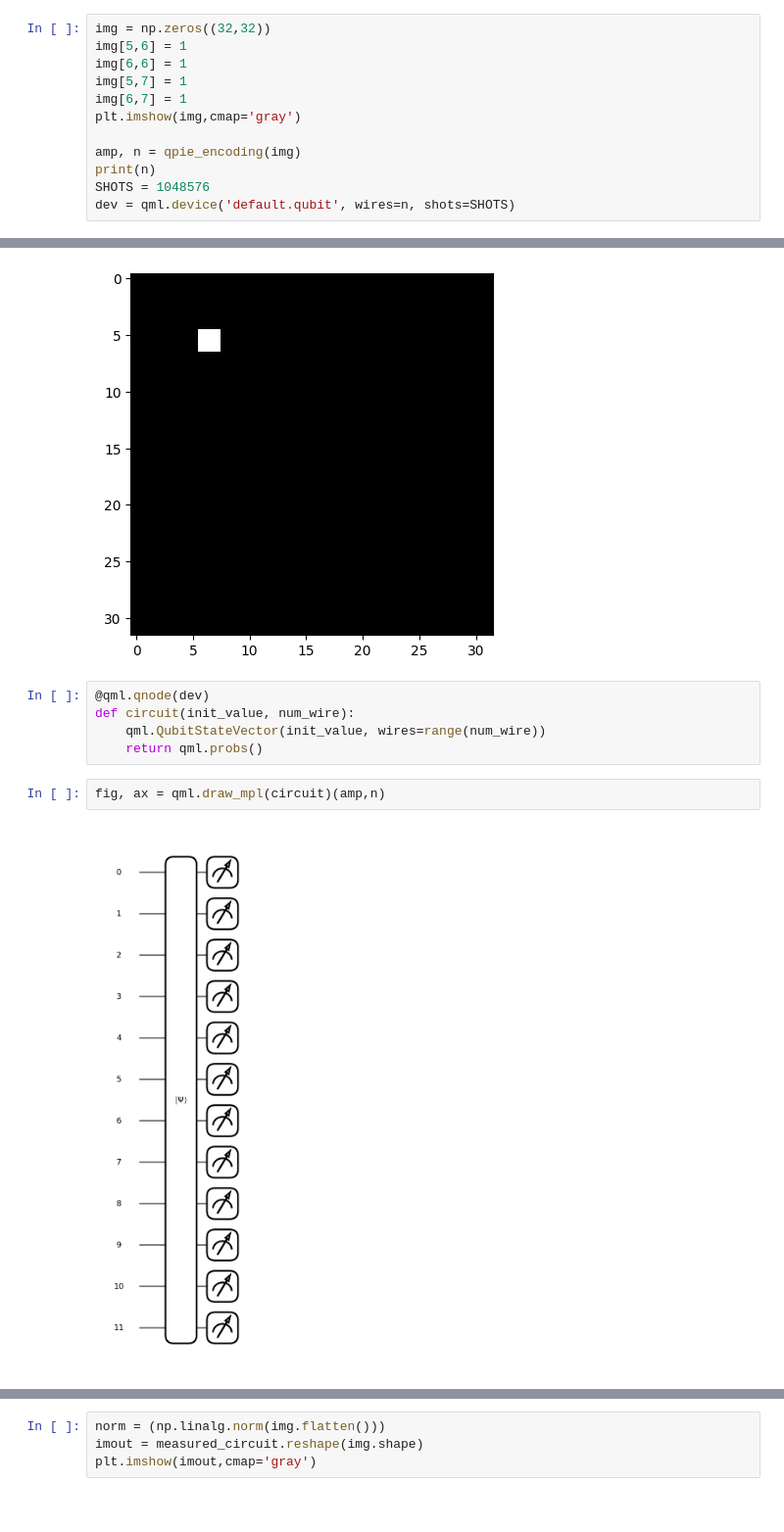
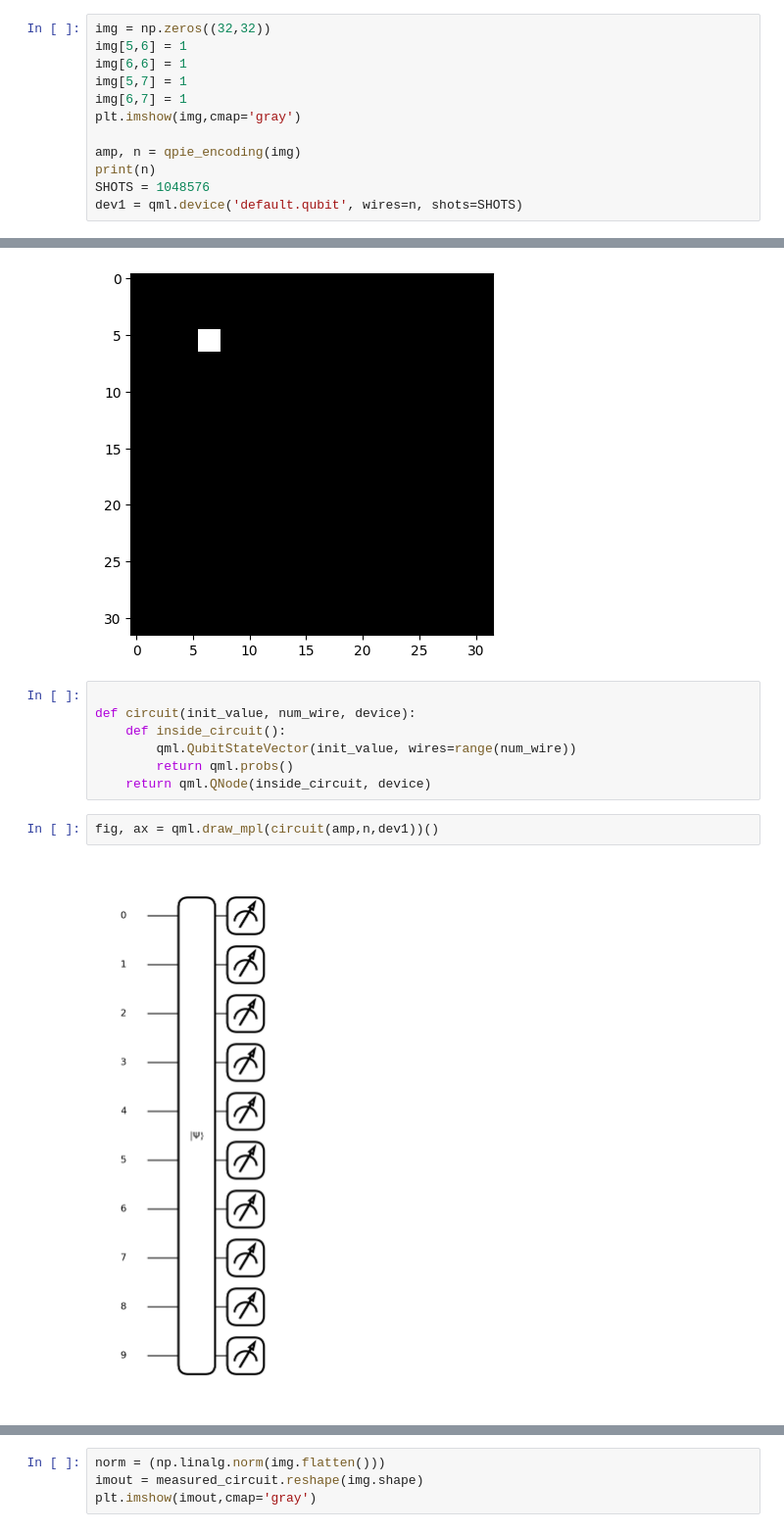
Before and after one commit to Kuift/QuantumAstronomy, a Jupyter notebook: QPIE_Pennylane.ipynb, the cells around one changed output, grey strips where cells are left out. Shown at 98% size. Cells and saved outputs as stored; diff of their text form; blank space fills up the shorter version.

```diff
--- a/QPIE_Pennylane.ipynb
+++ b/QPIE_Pennylane.ipynb
@@ -25,17 +25,19 @@ plt.imshow(img,cmap='gray')
 amp, n = qpie_encoding(img)
 print(n)
 SHOTS = 1048576
-dev = qml.device('default.qubit', wires=n, shots=SHOTS)
+dev1 = qml.device('default.qubit', wires=n, shots=SHOTS)
 # %% [output]
 10
 [figure]
 # %%
-@qml.qnode(dev)
-def circuit(init_value, num_wire):
-    qml.QubitStateVector(init_value, wires=range(num_wire))
-    return qml.probs()
+
+def circuit(init_value, num_wire, device):
+    def inside_circuit():
+        qml.QubitStateVector(init_value, wires=range(num_wire))
+        return qml.probs()
+    return qml.QNode(inside_circuit, device)
 # %%
-fig, ax = qml.draw_mpl(circuit)(amp,n)
+fig, ax = qml.draw_mpl(circuit(amp,n,dev1))()
 # %% [output]
-[figure, old version]
+[figure, new version]
 # %%
```
Also changed, not shown: parts of 15 cells of this notebook.
